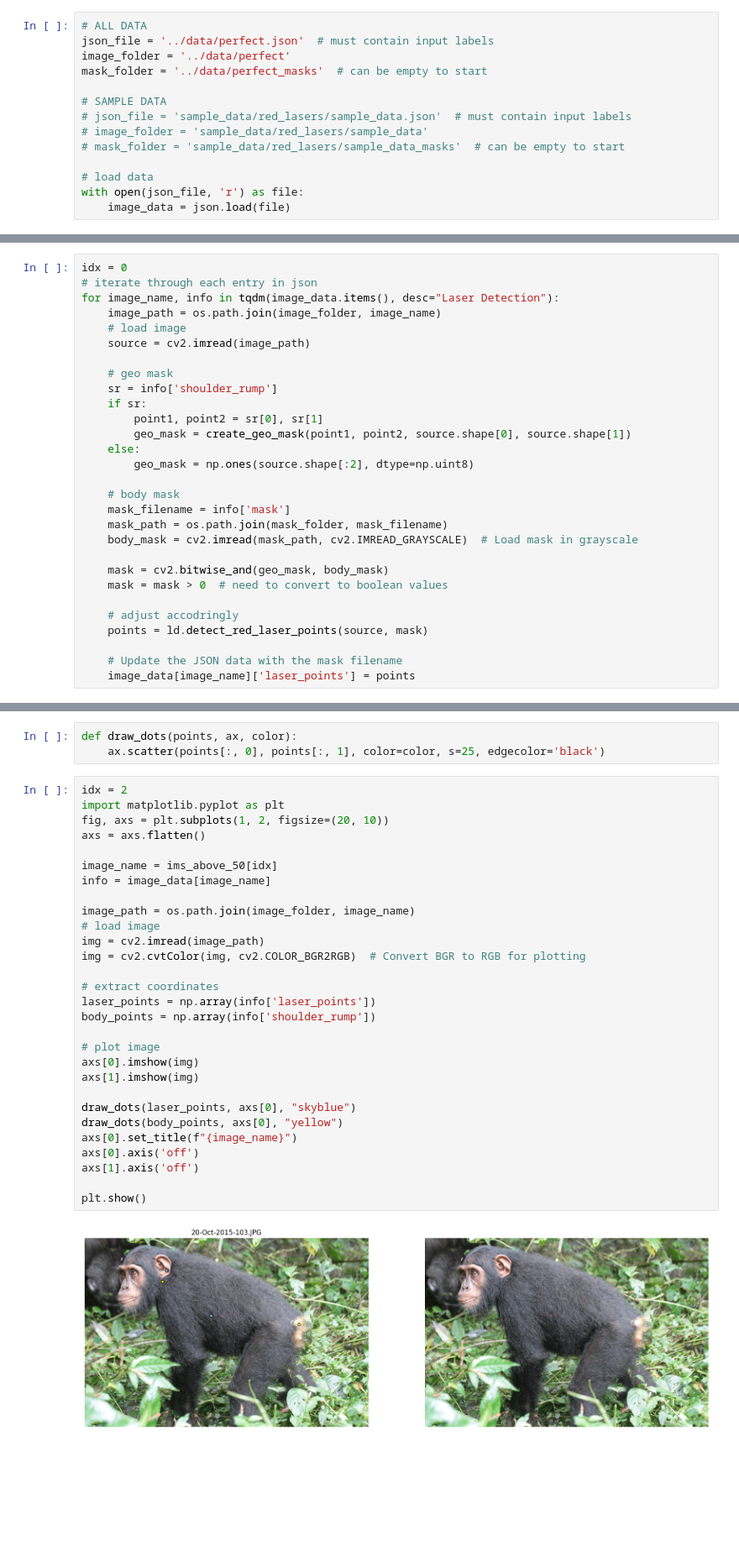
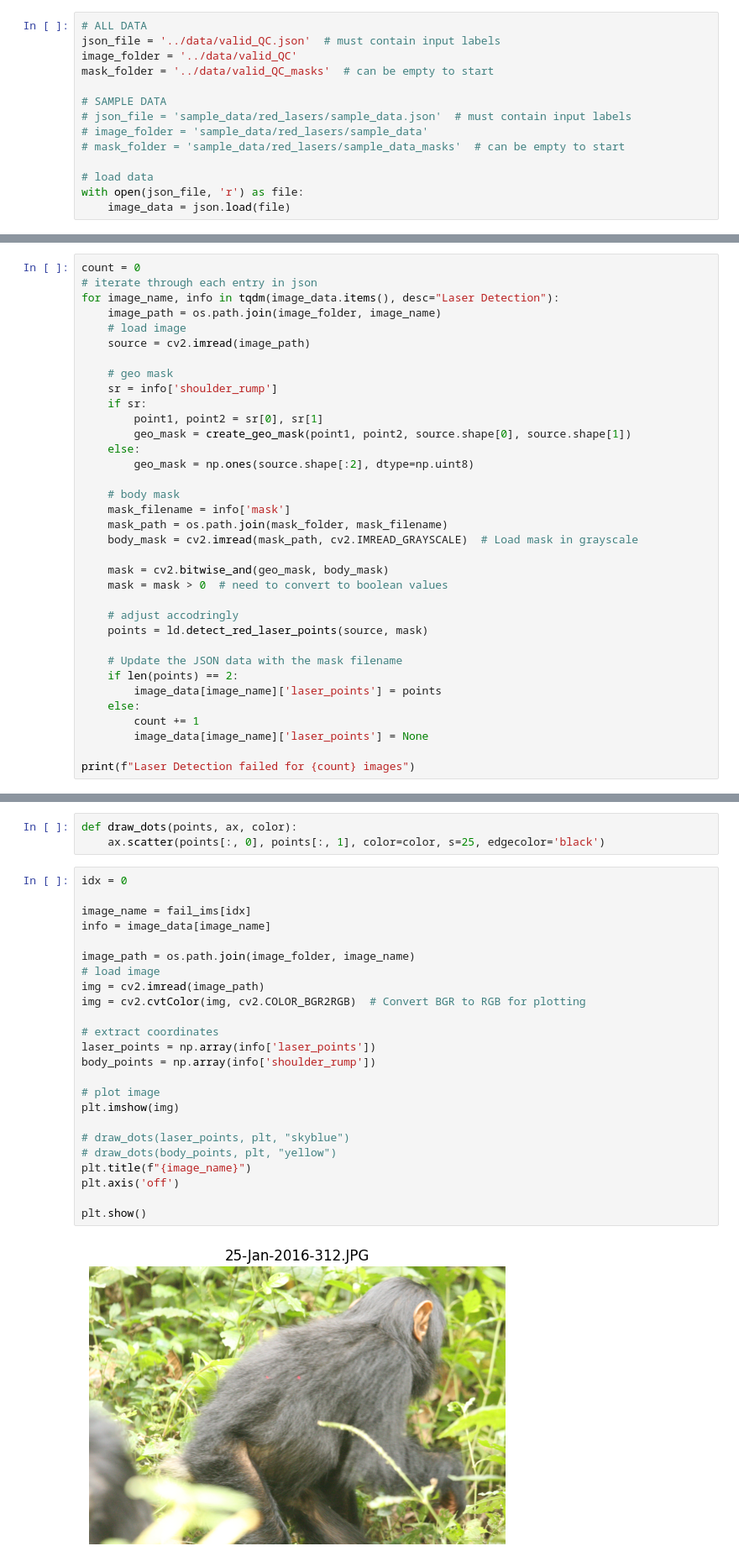
Before and after one commit to jbrandinger/chimpanzee-size-estimation, a Jupyter notebook: final_pipeline.ipynb, the cells around one changed output, grey strips where cells are left out. Shown at 84% size. Saved outputs shown, nothing was run; the diff lists cells and outputs as text; blank space fills up the shorter version.

Commit message:
generate result figures

```diff
--- a/final_pipeline.ipynb
+++ b/final_pipeline.ipynb
@@ -29,9 +29,9 @@ run: 'python3 label.py' to get json of image names and input points (change path
 The below are modifiable variables you can change depending on what dataset you are running
 # %%
 # ALL DATA
-json_file = '../data/perfect.json'  # must contain input labels
-image_folder = '../data/perfect'
-mask_folder = '../data/perfect_masks'  # can be empty to start
+json_file = '../data/valid_QC.json'  # must contain input labels
+image_folder = '../data/valid_QC'
+mask_folder = '../data/valid_QC_masks'  # can be empty to start
 
 # SAMPLE DATA
 # json_file = 'sample_data/red_lasers/sample_data.json'  # must contain input labels
@@ -200,7 +200,7 @@ def create_geo_mask(point1, point2, image_height=1728, image_width=2592):
 
     return mask
 # %%
-idx = 0
+count = 0
 # iterate through each entry in json
 for image_name, info in tqdm(image_data.items(), desc="Laser Detection"):
     image_path = os.path.join(image_folder, image_name)
@@ -227,7 +227,13 @@ for image_name, info in tqdm(image_data.items(), desc="Laser Detection"):
     points = ld.detect_red_laser_points(source, mask)
 
     # Update the JSON data with the mask filename
-    image_data[image_name]['laser_points'] = points
+    if len(points) == 2:
+        image_data[image_name]['laser_points'] = points
+    else:
+        count += 1
+        image_data[image_name]['laser_points'] = None
+
+print(f"Laser Detection failed for {count} images")
 # %% [markdown]
 ### Step 5: get distances
 # %%
@@ -358,33 +436,28 @@ len(ims_above_50)
 def draw_dots(points, ax, color):
     ax.scatter(points[:, 0], points[:, 1], color=color, s=25, edgecolor='black')
 # %%
-idx = 2
-import matplotlib.pyplot as plt
-fig, axs = plt.subplots(1, 2, figsize=(20, 10))
-axs = axs.flatten()
+idx = 0
 
-image_name = ims_above_50[idx]
+image_name = fail_ims[idx]
 info = image_data[image_name]
 
 image_path = os.path.join(image_folder, image_name)
 # load image
 img = cv2.imread(image_path)
 img = cv2.cvtColor(img, cv2.COLOR_BGR2RGB)  # Convert BGR to RGB for plotting
 
 # extract coordinates
 laser_points = np.array(info['laser_points'])
 body_points = np.array(info['shoulder_rump'])
 
 # plot image
-axs[0].imshow(img)
-axs[1].imshow(img)
+plt.imshow(img)
 
-draw_dots(laser_points, axs[0], "skyblue")
-draw_dots(body_points, axs[0], "yellow")
-axs[0].set_title(f"{image_name}")
-axs[0].axis('off')
-axs[1].axis('off')
+# draw_dots(laser_points, plt, "skyblue")
+# draw_dots(body_points, plt, "yellow")
+plt.title(f"{image_name}")
+plt.axis('off')
 
 plt.show()
 # %% [output]
-[figure, old version]
+[figure, new version]
```
Also changed, not shown: parts of 25 cells of this notebook, 2 other files.
